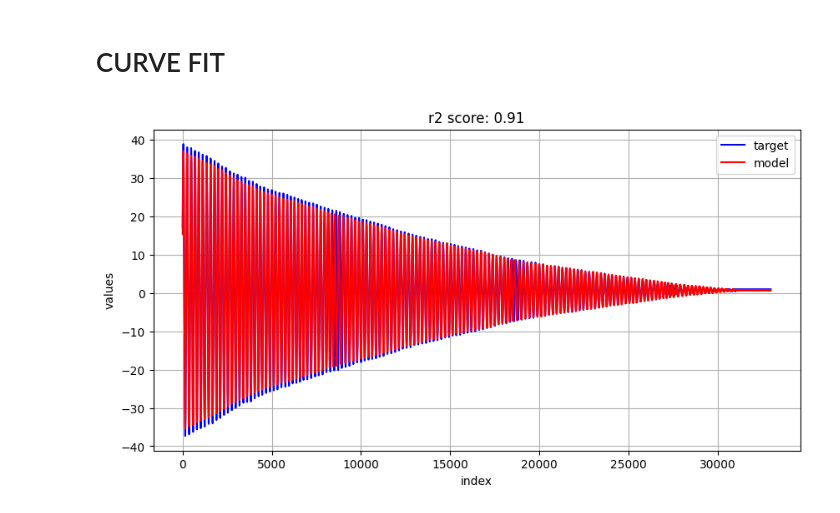
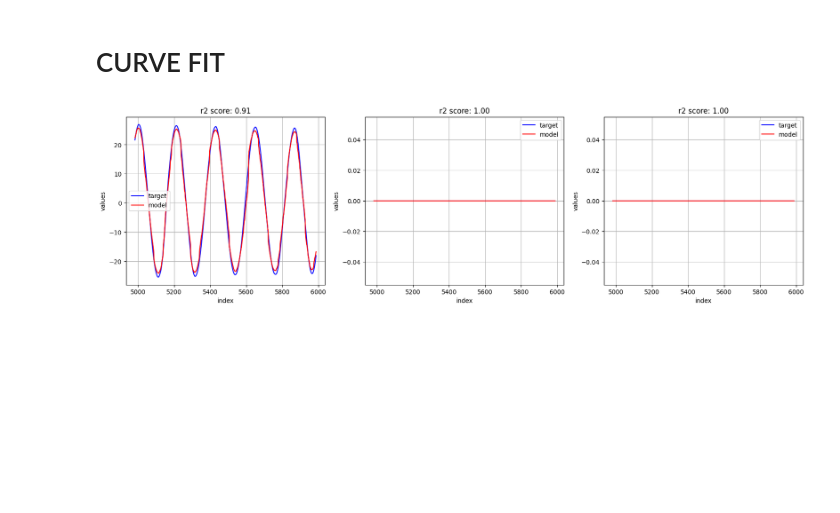
Before and after one commit to KlaussMarchi/MRU, a Jupyter notebook: Analysis/Pendulum/Analysis.ipynb, the cells around one changed output. Cells and saved outputs as stored; diff of their text form; code cells hidden in the pictures; blank space fills up the shorter version.

```diff
--- a/Analysis/Pendulum/Analysis.ipynb
+++ b/Analysis/Pendulum/Analysis.ipynb
@@ -12,0 +6,7 @@ OMEGA_VAR   = f"w{'x' if TARGET == 'z' else 'z'}"
+# %%
+TARGET = 'z'
+TEST   = 1
+
+VIEW_LIMITS = (0.5, 0.53)
+OMEGA_VAR   = f"w{TARGET}"
+ACCEL_VAR   = f"a{'z' if TARGET == 'x' else 'x'}"
@@ -168,0 +230,13 @@ compareAxis(df.time, {f'{ACCEL_VAR} (sensor)': df[ACCEL_VAR], '$a_w(t)$ (width)'
+# %%
+df['cal_wy'] = 0
+
+if TARGET == 'x':
+    df['cal_wx'] = 0
+    df['cal_wz'] = df.phi.values
+else:
+    df['cal_wx'] = df.phi.values
+    df['cal_wz'] = 0
+
+compareAxis(df.time, {'wx (sensor)': df.wx, 'wx (encoder)': df.cal_wx}, limits=VIEW_LIMITS)
+compareAxis(df.time, {'wy (sensor)': df.wy, 'wy (encoder)': df.cal_wy}, limits=VIEW_LIMITS)
+compareAxis(df.time, {'wz (sensor)': df.wz, 'wz (encoder)': df.cal_wz}, limits=VIEW_LIMITS)
@@ -177,46 +359,19 @@ warnings.filterwarnings("ignore", category=OptimizeWarning)
 # %%
-class CurveFit:
-    def __init__(self, xData, yData, max_iter=2100000000):
-        self.xData = xData
-        self.yData = yData
-        self.max_iter = max_iter
+plt.figure(figsize=(20, 5))
+plt.subplot(1, 3, 1)
+model = CurveFit(df.wx, df.cal_wx)
+model.update()
+model.plot(df.time, VIEW_LIMITS)
 
-    def f(self, x, a, b, c):
-        return a*(x + b) + c
+plt.subplot(1, 3, 2)
+model = CurveFit(df.wy, df.cal_wy)
+model.update()
+model.plot(df.time, VIEW_LIMITS)
 
-    def update(self):
-        result      = curve_fit(self.f, self.xData, self.yData, maxfev=self.max_iter)
-        self.coefs  = [float(round(coef, 12)) for coef in list(result[0])]
-        self.yModel = self.f(self.xData, *self.coefs)
-
-        self.error = self.yData - self.yModel
-        self.rmse  = np.sqrt(np.mean(self.error**2))
-        self.mae   = np.mean(np.abs(self.error))
-
-        ss_res  = np.sum(self.error**2)
-        ss_tot  = np.sum((self.yData - np.mean(self.yData))**2)
-        self.r2 = 1 - (ss_res / ss_tot)
-
-    def plot(self, time=None, limits=(0, 1)):
-        indexs = np.array([i for i in range(len(self.yData))]) if time is None else time
-        delta  = indexs.max() - indexs.min()
-        limits = int(delta*limits[0]), int(delta*limits[1])
-
-        yData  = self.yData[(indexs >= limits[0])  & (indexs <= limits[1])]
-        yModel = self.yModel[(indexs >= limits[0]) & (indexs <= limits[1])]
-
-        plt.figure(figsize=(10, 5))
-        plt.plot(yData, color='blue', label='target')
-        plt.plot(yModel, color='red', label='model')
-        plt.title(f'r2 score: {self.r2:.2f}')
-        plt.xlabel('index'); plt.ylabel('values')
-        plt.legend()
-        plt.grid()
-
-
-model = CurveFit(df[OMEGA_VAR], df.phi)
+plt.subplot(1, 3, 3)
+model = CurveFit(df.wz, df.cal_wz)
 model.update()
-model.plot()
+model.plot(df.time, VIEW_LIMITS)
 # %% [output]
-[figure, old version]
+[figure, new version]
 # %%
```
Also changed, not shown: parts of 35 cells of this notebook, 7 other files.
